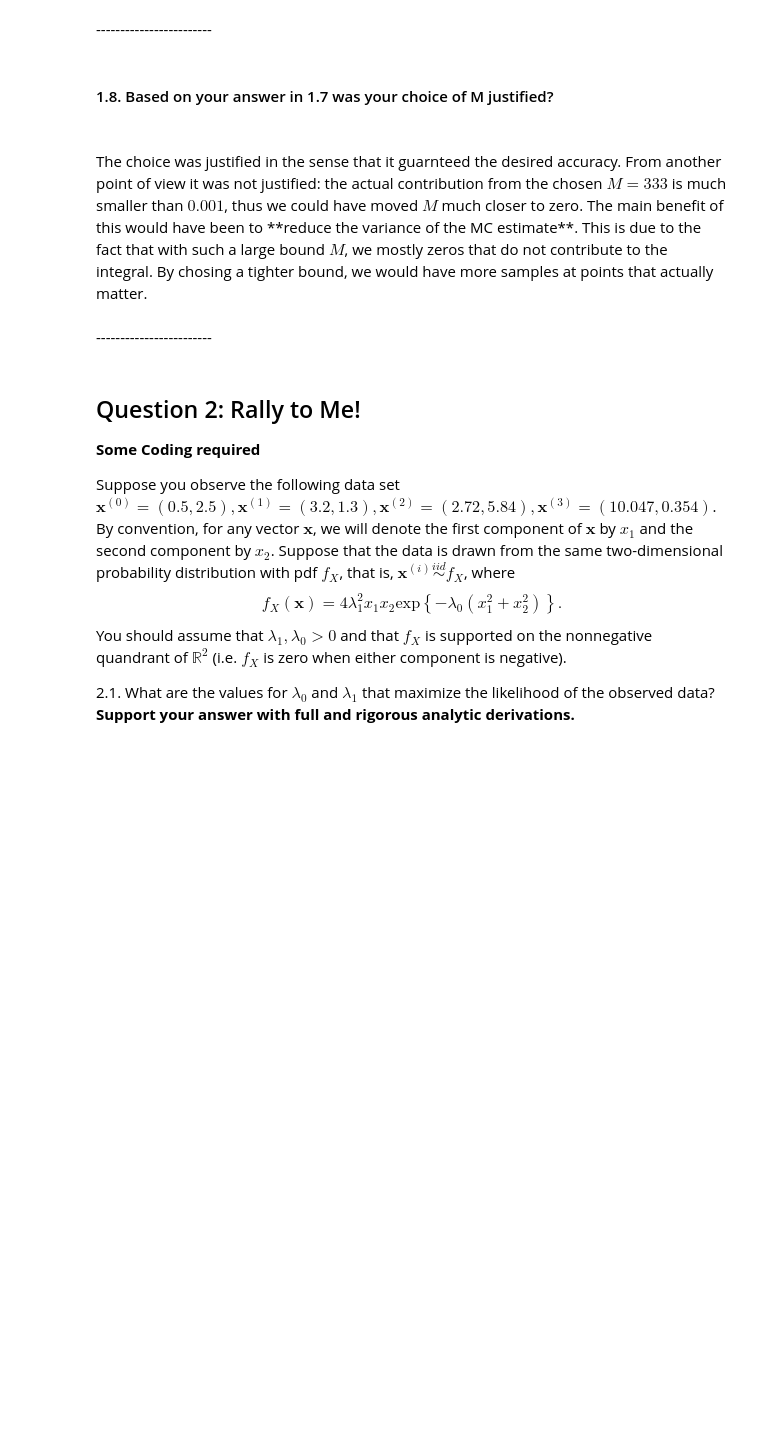
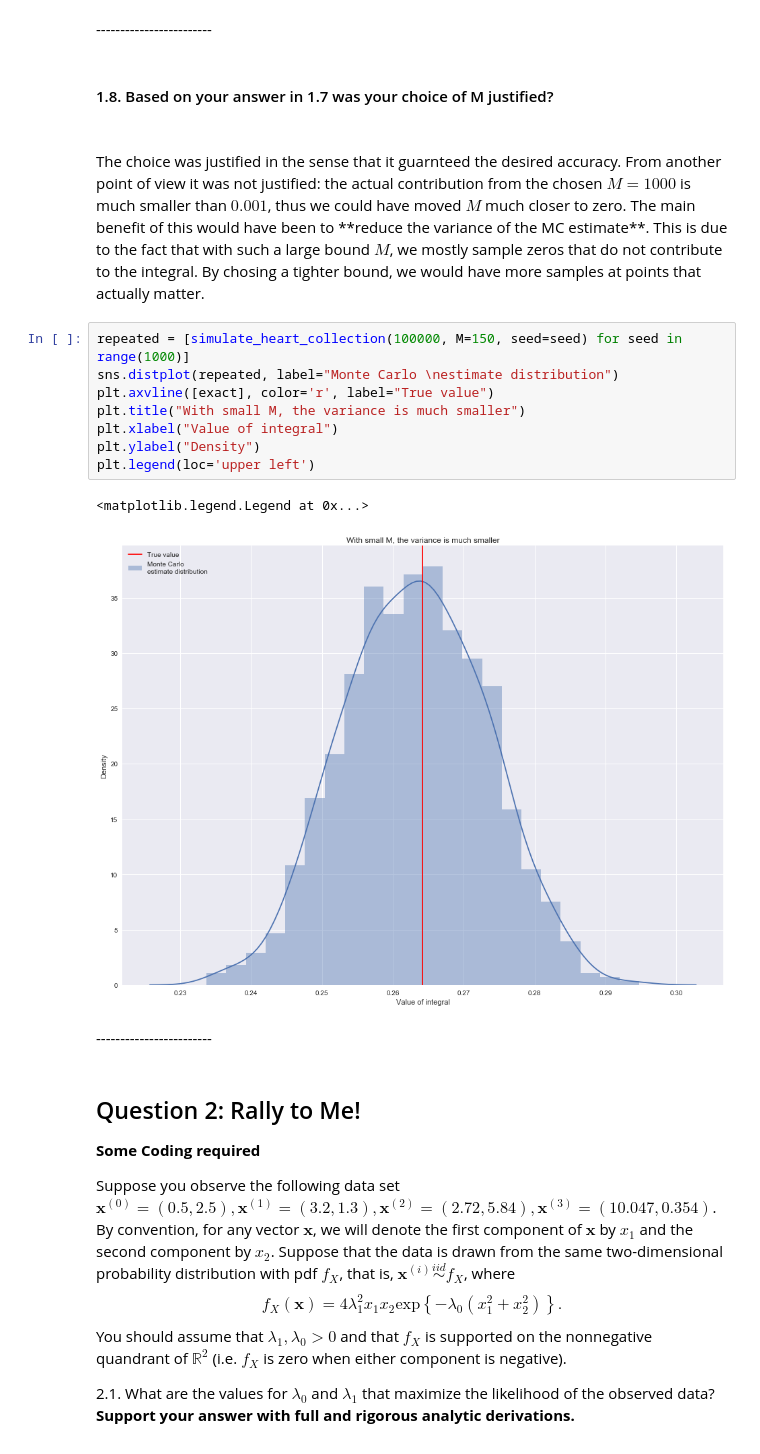
Before and after one commit to NOllAl/AM207HW, a Jupyter notebook: hw2/AM207_HW2.ipynb, the cells around one changed output. Saved outputs shown, nothing was run; the diff lists cells and outputs as text; blank space fills up the shorter version.

```diff
--- a/hw2/AM207_HW2.ipynb
+++ b/hw2/AM207_HW2.ipynb
@@ -237,10 +242,21 @@ np.mean(np.random.uniform(low=0, high=1/1000, size=1000)) * 1 / 1000
 
 <br>
 The choice was justified in the sense that it guarnteed the desired accuracy.
-From another point of view it was not justified: the actual contribution from the chosen $M = 333$ is much smaller than $0.001$, thus we could have moved $M$ much closer to zero. The main benefit of this would have been to **reduce the variance of the MC estimate**. This is due to the fact that with such a large bound $M$, we mostly zeros that do not contribute to the integral. By chosing a tighter bound, we would have more samples at points that actually matter.
+From another point of view it was not justified: the actual contribution from the chosen $M = 1000$ is much smaller than $0.001$, thus we could have moved $M$ much closer to zero. The main benefit of this would have been to **reduce the variance of the MC estimate**. This is due to the fact that with such a large bound $M$, we mostly sample zeros that do not contribute to the integral. By chosing a tighter bound, we would have more samples at points that actually matter.
 <br>
 
 </div>
+# %%
+repeated = [simulate_heart_collection(100000, M=150, seed=seed) for seed in range(1000)]
+sns.distplot(repeated, label="Monte Carlo \nestimate distribution")
+plt.axvline([exact], color='r', label="True value")
+plt.title("With small M, the variance is much smaller")
+plt.xlabel("Value of integral")
+plt.ylabel("Density")
+plt.legend(loc='upper left')
+# %% [output]
+<matplotlib.legend.Legend at 0x...>
+[figure, added]
 # %% [markdown]
 <div class="answer-separator">
 ------------------------
```
Also changed, not shown: parts of 3 cells of this notebook.
